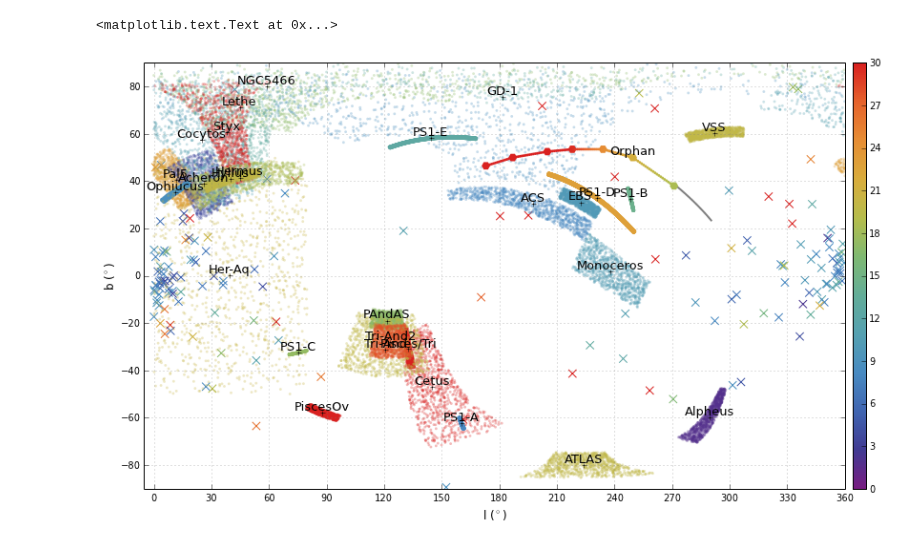
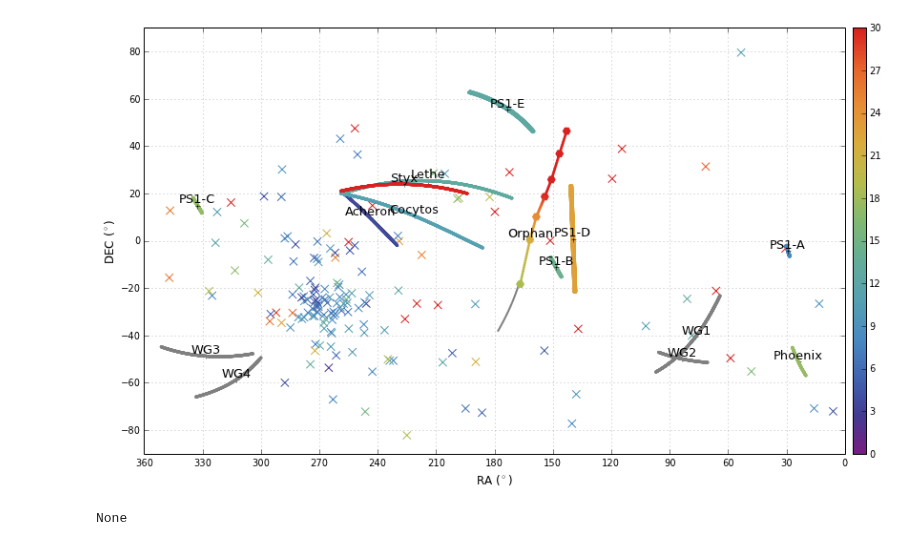
Before and after one commit to cmateu/galstreams, a Jupyter notebook: plot_mwstreams.ipynb, the cells around one changed output. Saved outputs shown, nothing was run; the diff lists cells and outputs as text; code cells hidden in the pictures.

Commit message:
four methods to init stream footprint objs

```diff
--- a/plot_mwstreams.ipynb
+++ b/plot_mwstreams.ipynb
@@ -17,41 +17,53 @@ fig=plt.figure(1,figsize=(14,8))
 ax1=fig.add_subplot(111)
 
 my_cmap=myutils.get_sron_rainbow(N=12)
+my_cmap.set_under('gray')
 Rmax=30.
-galactic=True #set to False for equatorial
+galactic=False #set to False for equatorial
 
 #All MW known streams
-mwst.plot_grillmair_carlin_streams(ax1,Rstat='median',scat_kwargs=dict(vmin=0.,vmax=Rmax,cmap=my_cmap,alpha=0.3),text_kwargs=dict(fontsize=13),
-                                   galactic=galactic,plot_stream_type='all',plot_names=True,Nran=1000)
+#mwst.plot_grillmair_carlin_streams(ax1,Rstat='median',scat_kwargs=dict(vmin=0.,vmax=Rmax,cmap=my_cmap,alpha=0.3),text_kwargs=dict(fontsize=13),
+#                                   galactic=galactic,plot_stream_type='all',plot_names=True,Nran=1000,Rrange=[10.,25.],verbose=True)
 
 #Globular clusters-----------------
 mwst.plot_globular_clusters(ax1,scat_kwargs=dict(vmin=0.,vmax=Rmax,cmap=my_cmap),galactic=galactic)
 
 #PS-streams------------------------
 cc=mwst.plot_PS1_streams(ax1,scat_kwargs=dict(s=10,vmin=0.,vmax=Rmax,cmap=my_cmap,zorder=15),
                          text_kwargs=dict(fontsize=13,zorder=15),sym_kwargs=dict(zorder=15),galactic=galactic)
 cbar = plt.colorbar(cc,ax=ax1,pad=0.01,fraction=0.05,aspect=30)
 
 #Orphan stream
 mwst.plot_orphan_stream(ax1,scat_kwargs=dict(marker='H',s=80,vmin=0.,vmax=Rmax,edgecolor='none',cmap=my_cmap,zorder=15),
                         text_kwargs=dict(fontsize=13,zorder=16),galactic=galactic)
 
+#ax1.plot(phe_ras,phe_decs,color='k')
+#ax1.plot([27.,20.],[-45.,-57.],'Hk')
+
+#Streams defined by pairs
+mwst.plot_streams_defined_by_pairs(ax1,scat_kwargs=dict(s=10,vmin=0.,vmax=Rmax,cmap=my_cmap,zorder=20),
+                                   text_kwargs=dict(fontsize=13,zorder=20),sym_kwargs=dict(zorder=15),galactic=galactic)
 
 #=======================plot style===========================================================
 yticks=plt.MultipleLocator(20.)
 ax1.yaxis.set_major_locator(yticks)
 xticks=plt.MultipleLocator(30.)
 ax1.xaxis.set_major_locator(xticks)
 
 ax1.grid()
-ax1.set_xlim(-5.,360.)
 ax1.set_ylim(-90,90.)
 #ax1.set_xlim(120,250.)
 #ax1.set_ylim(-50,10.)
-ax1.set_xlabel('l ($^\circ$)')
-ax1.set_ylabel('b ($^\circ$)')
+if galactic:
+ ax1.set_xlim(0.,360.,)
+ ax1.set_xlabel('l ($^\circ$)')
+ ax1.set_ylabel('b ($^\circ$)')
+else:
+ ax1.set_xlim(360.,0.)
+ ax1.set_ylim(-90,90.)
+ ax1.set_xlabel('RA ($^\circ$)')
+ ax1.set_ylabel('DEC ($^\circ$)')
 
 #plt.savefig('known_streams.lb.fermi_groups_rrls_%s.png' % (lab))
 # %% [output]
-<matplotlib.text.Text at 0x...>
-[figure, old version]
+[figure, new version]
@@ -57,0 +245,5 @@ ax1.set_ylabel('b ($^\circ$)')
+# %%
+x=None
+print x
+# %% [output]
+None
```
Also changed, not shown: parts of 12 cells of this notebook, 4 other files.
